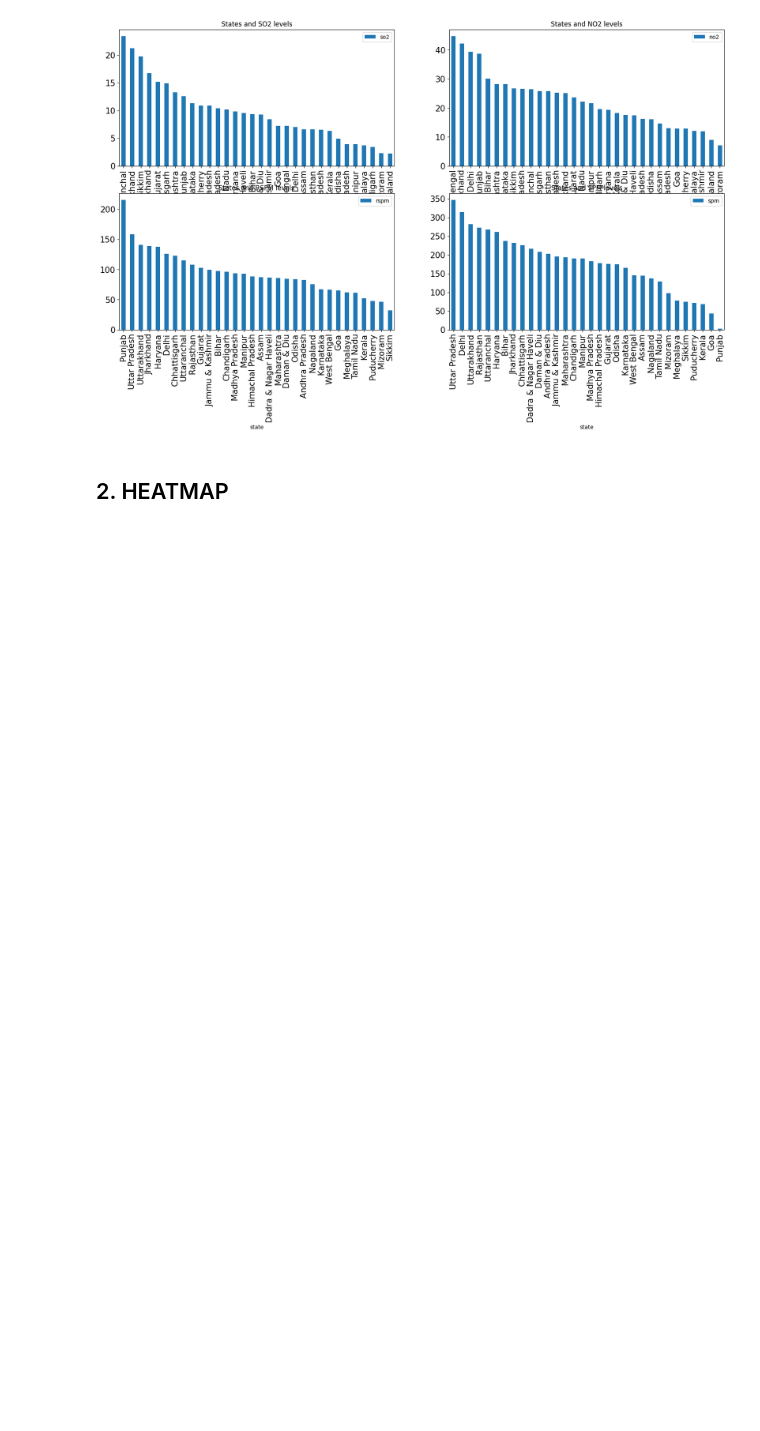
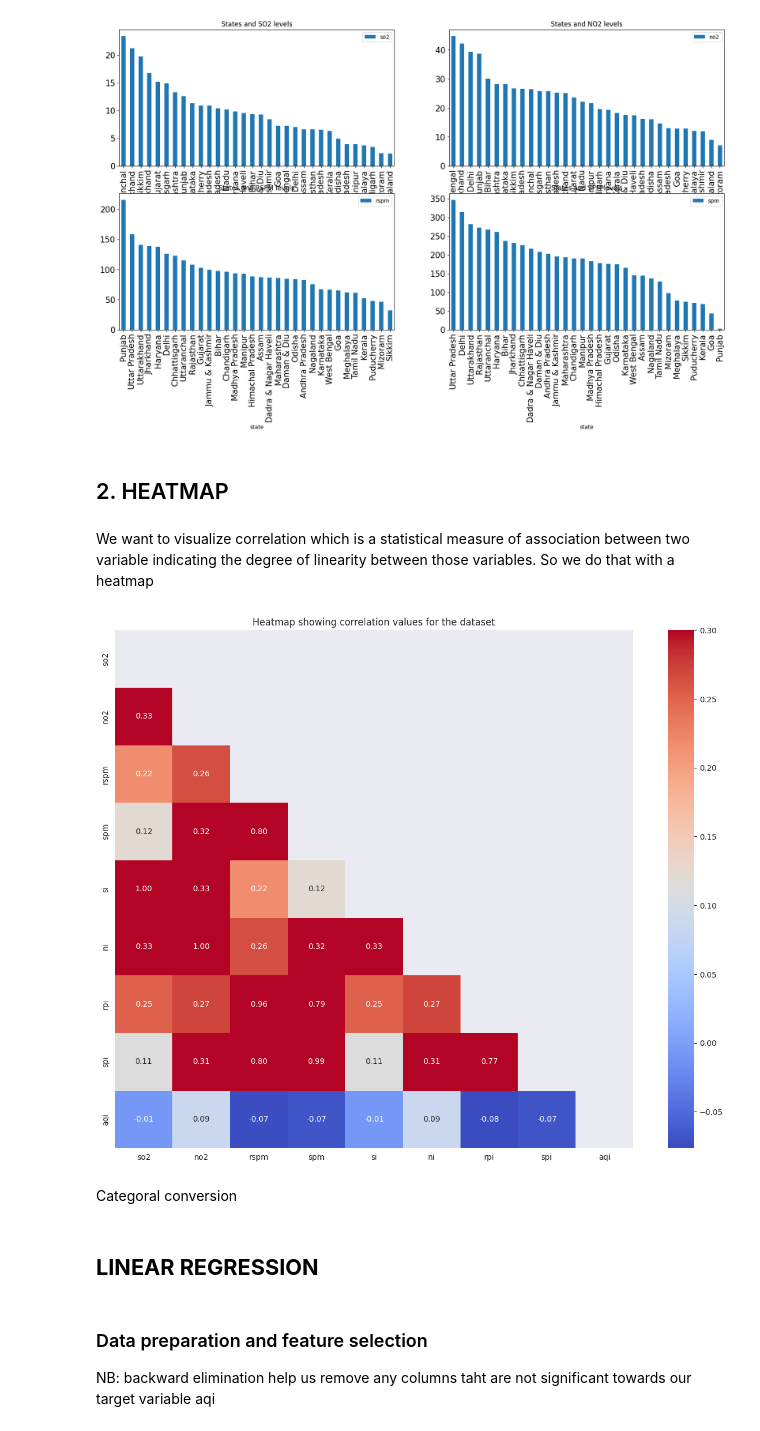
Before and after one commit to Asandandlela16/Air-Quality-Monitoring-in-India, a Jupyter notebook: Untitled6.ipynb, the cells around one changed output. Drawn from its saved outputs; the diff is of its cells as text; code cells hidden in the pictures; blank space fills up the shorter version.

```diff
--- a/Untitled6.ipynb
+++ b/Untitled6.ipynb
@@ -480,3 +480,30 @@ state_pollution.plot(kind='bar' , figsize=(20,10), x='state', fontsize=15 ,
 [figure]
 # %% [markdown]
 ## 2. HEATMAP
+# %% [markdown]
+We want to visualize correlation which is a statistical measure of association between two variable indicating the degree of linearity between those variables. So we do that with a heatmap
+# %%
+#select only numeric columns
+numeric_columns = dataset.select_dtypes(include=[np.number]).columns
+
+#calculate corr matrix
+correlation_matrix = dataset[numeric_columns].corr()
+
+#Plot the heatmap
+plt.figure(figsize=(16, 12))
+ax=plt.axes
+
+# Create a mask for the upper triangle
+mask=np.zeros_like(correlation_matrix)
+mask[np.triu_indices_from(mask)]= True
+
+# Plot the matrix
+with sns.axes_style("dark") :
+  ax=sns.heatmap(data=correlation_matrix, mask=mask, vmax=.3 , annot=True, fmt='.2f', square=True, cmap='coolwarm')
+
+ax.set_title("Heatmap showing correlation values for the dataset")
+plt.show()
+# %% [output]
+[figure, added]
+# %% [markdown]
+Categoral conversion
@@ -482,0 +525,6 @@ state_pollution.plot(kind='bar' , figsize=(20,10), x='state', fontsize=15 ,
+# %% [markdown]
+## **LINEAR REGRESSION**
+# %% [markdown]
+### Data preparation and feature selection
+
+NB: backward elimination help us remove any columns taht are not significant towards our target variable aqi
```
Also changed, not shown: parts of 15 cells of this notebook.
